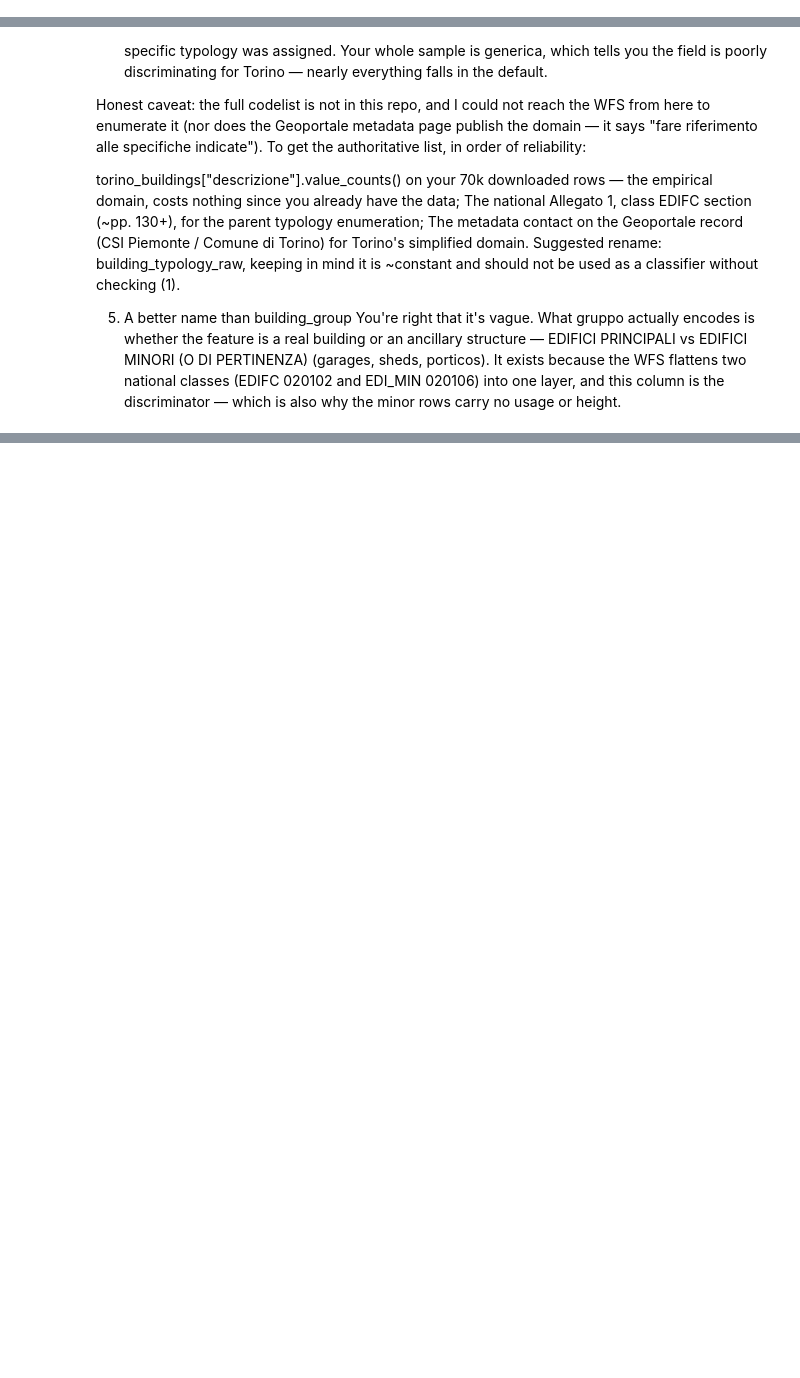
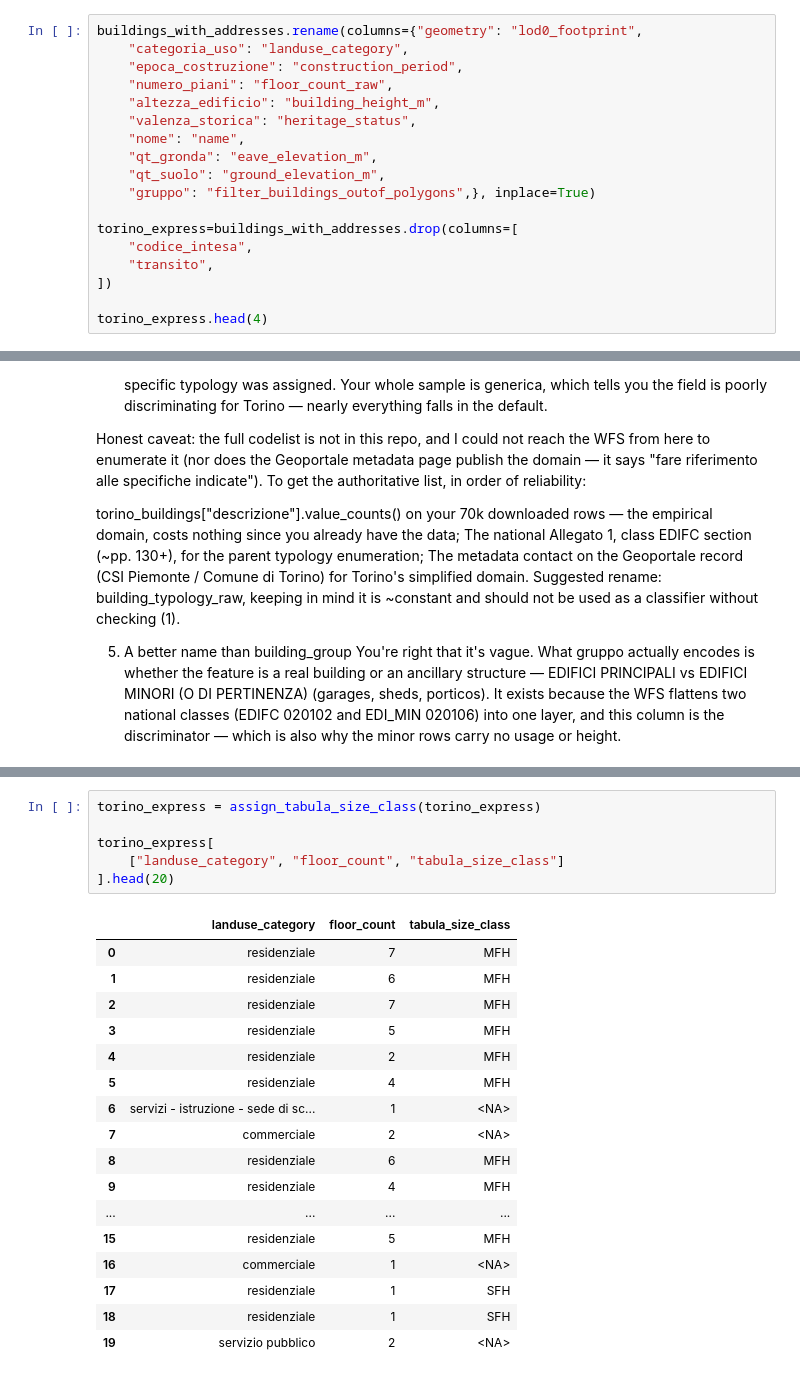
Before and after one commit to energycenterlab/CIM_wizard, a Jupyter notebook: env_info_modeler/core_logic/env_gdf.ipynb, the cells around one changed output, grey strips where cells are left out. Drawn from its saved outputs; the diff is of its cells as text; blank space fills up the shorter version.

```diff
--- a/env_info_modeler/core_logic/env_gdf.ipynb
+++ b/env_info_modeler/core_logic/env_gdf.ipynb
@@ -670,0 +671,18 @@ buildings_with_addresses.head(4)
+# %%
+buildings_with_addresses.rename(columns={"geometry": "lod0_footprint",
+    "categoria_uso": "landuse_category",
+    "epoca_costruzione": "construction_period",
+    "numero_piani": "floor_count_raw",
+    "altezza_edificio": "building_height_m",
+    "valenza_storica": "heritage_status",
+    "nome": "name",
+    "qt_gronda": "eave_elevation_m",
+    "qt_suolo": "ground_elevation_m",
+    "gruppo": "filter_buildings_outof_polygons",}, inplace=True)
+
+torino_express=buildings_with_addresses.drop(columns=[
+    "codice_intesa",
+    "transito",
+])
+
+torino_express.head(4)
@@ -723,0 +942,24 @@ You're right that it's vague. What gruppo actually encodes is whether the featur
+# %%
+torino_express = assign_tabula_size_class(torino_express)
+
+torino_express[
+    ["landuse_category", "floor_count", "tabula_size_class"]
+].head(20)
+# %% [output]
+|  | landuse_category | floor_count | tabula_size_class |
+| 0 | residenziale | 7 | MFH |
+| 1 | residenziale | 6 | MFH |
+| 2 | residenziale | 7 | MFH |
+| 3 | residenziale | 5 | MFH |
+| 4 | residenziale | 2 | MFH |
+| 5 | residenziale | 4 | MFH |
+| 6 | servizi - istruzione - sede di sc... | 1 | <NA> |
+| 7 | commerciale | 2 | <NA> |
+| 8 | residenziale | 6 | MFH |
+| 9 | residenziale | 4 | MFH |
+| ... | ... | ... | ... |
+| 15 | residenziale | 5 | MFH |
+| 16 | commerciale | 1 | <NA> |
+| 17 | residenziale | 1 | SFH |
+| 18 | residenziale | 1 | SFH |
+| 19 | servizio pubblico | 2 | <NA> |
```
Also changed, not shown: parts of 17 cells of this notebook.
